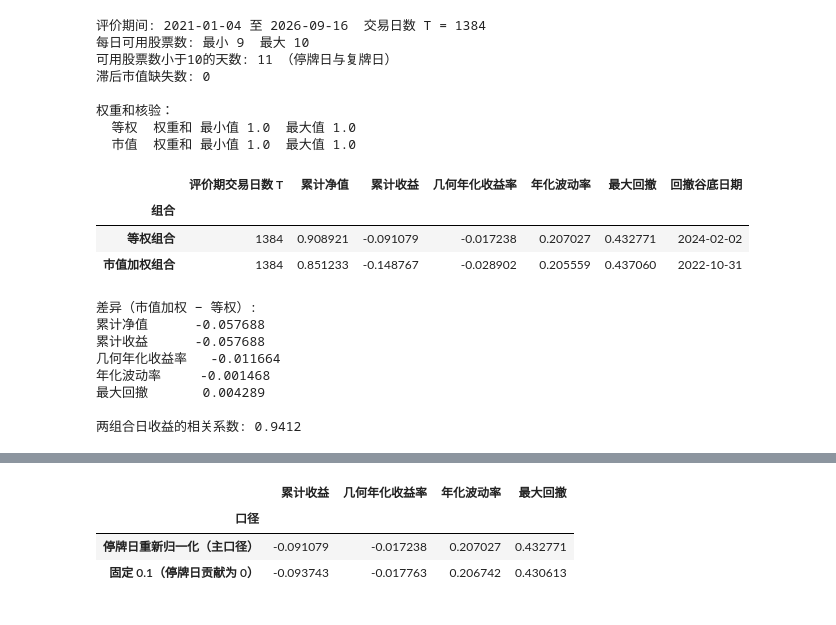
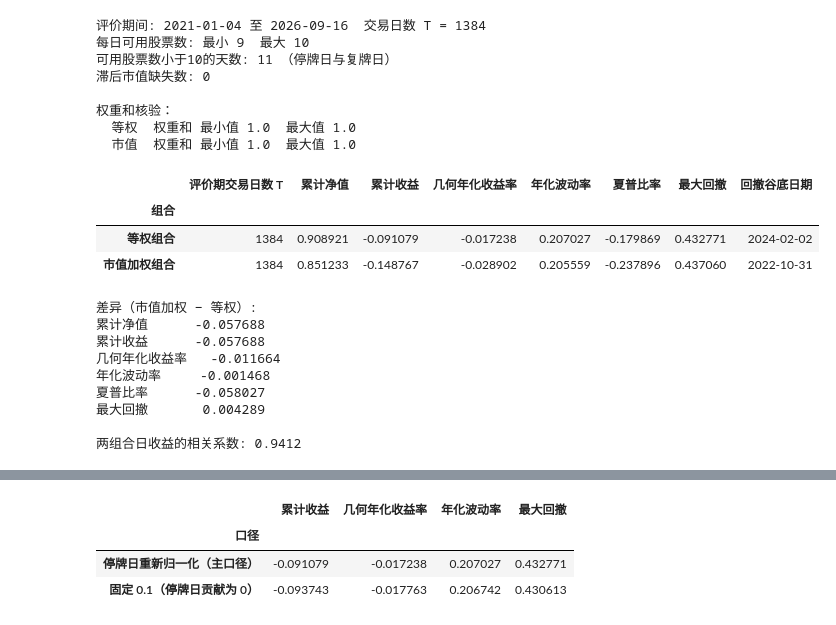
Before and after one commit to Jaremy112/fineco-homework, a Jupyter notebook: hw02-1/hw02-1.ipynb, the cells around one changed output, grey strips where cells are left out. Cells and saved outputs as stored; diff of their text form; code cells hidden in the pictures.

```diff
--- a/hw02-1/hw02-1.ipynb
+++ b/hw02-1/hw02-1.ipynb
@@ -1227,44 +1253,51 @@ print("  市值  权重和 最小值", round(float(w_vw.sum(axis=1).min()), 10),
 r_ew = (w_eq * R.fillna(0)).sum(axis=1)
 r_vw = (w_vw * R.fillna(0)).sum(axis=1)
 nav_ew = (1 + r_ew).cumprod()
 nav_vw = (1 + r_vw).cumprod()
 
 
+RF = 0.02  # 课程年有效无风险利率假设（见 hw-01 研究计划）
+
+
 def portfolio_metrics(r, nav, label):
     dd = nav / nav.cummax() - 1
+    geo = (1 + r).prod() ** (252 / len(r)) - 1       # 几何年化收益率
+    vol_a = r.std() * np.sqrt(252)                    # 年化波动率
     return {
         "组合": label,
         "评价期交易日数 T": len(r),
         "累计净值": nav.iloc[-1],
         "累计收益": nav.iloc[-1] - 1,
-        "几何年化收益率": (1 + r).prod() ** (252 / len(r)) - 1,
-        "年化波动率": r.std() * np.sqrt(252),
+        "几何年化收益率": geo,
+        "年化波动率": vol_a,
+        "夏普比率": (geo - RF) / vol_a,               # 超额收益 / 年化波动率，rf = 2%
         "最大回撤": -dd.min(),
         "回撤谷底日期": str(dd.idxmin().date()),
     }
 
 
 metrics_tbl = pd.DataFrame([
     portfolio_metrics(r_ew, nav_ew, "等权组合"),
     portfolio_metrics(r_vw, nav_vw, "市值加权组合"),
 ]).set_index("组合")
 display(metrics_tbl.round(6))
 
 diff = metrics_tbl.drop(columns=["评价期交易日数 T", "回撤谷底日期"]).loc["市值加权组合"] - \
        metrics_tbl.drop(columns=["评价期交易日数 T", "回撤谷底日期"]).loc["等权组合"]
 print("差异（市值加权 − 等权）:")
 print(diff.round(6).to_string())
 print("\n两组合日收益的相关系数:", round(float(np.corrcoef(r_ew, r_vw)[0, 1]), 4))
 # %% [output]
-|  | 评价期交易日数 T | 累计净值 | 累计收益 | 几何年化收益率 | 年化波动率 | 最大回撤 | 回撤谷底日期 |
-| 组合 |  |  |  |  |  |  |  |
-| 等权组合 | 1384 | 0.908921 | -0.091079 | -0.017238 | 0.207027 | 0.432771 | 2024-02-02 |
-| 市值加权组合 | 1384 | 0.851233 | -0.148767 | -0.028902 | 0.205559 | 0.437060 | 2022-10-31 |
+|  | 评价期交易日数 T | 累计净值 | 累计收益 | 几何年化收益率 | 年化波动率 | 夏普比率 | 最大回撤 | 回撤谷底日期 |
+| 组合 |  |  |  |  |  |  |  |  |
+| 等权组合 | 1384 | 0.908921 | -0.091079 | -0.017238 | 0.207027 | -0.179869 | 0.432771 | 2024-02-02 |
+| 市值加权组合 | 1384 | 0.851233 | -0.148767 | -0.028902 | 0.205559 | -0.237896 | 0.437060 | 2022-10-31 |
 差异（市值加权 − 等权）:
 累计净值      -0.057688
 累计收益      -0.057688
 几何年化收益率   -0.011664
 年化波动率     -0.001468
+夏普比率      -0.058027
 最大回撤       0.004289
 
 两组合日收益的相关系数: 0.9412
```
Also changed, not shown: parts of 15 cells of this notebook, 16 other files.
